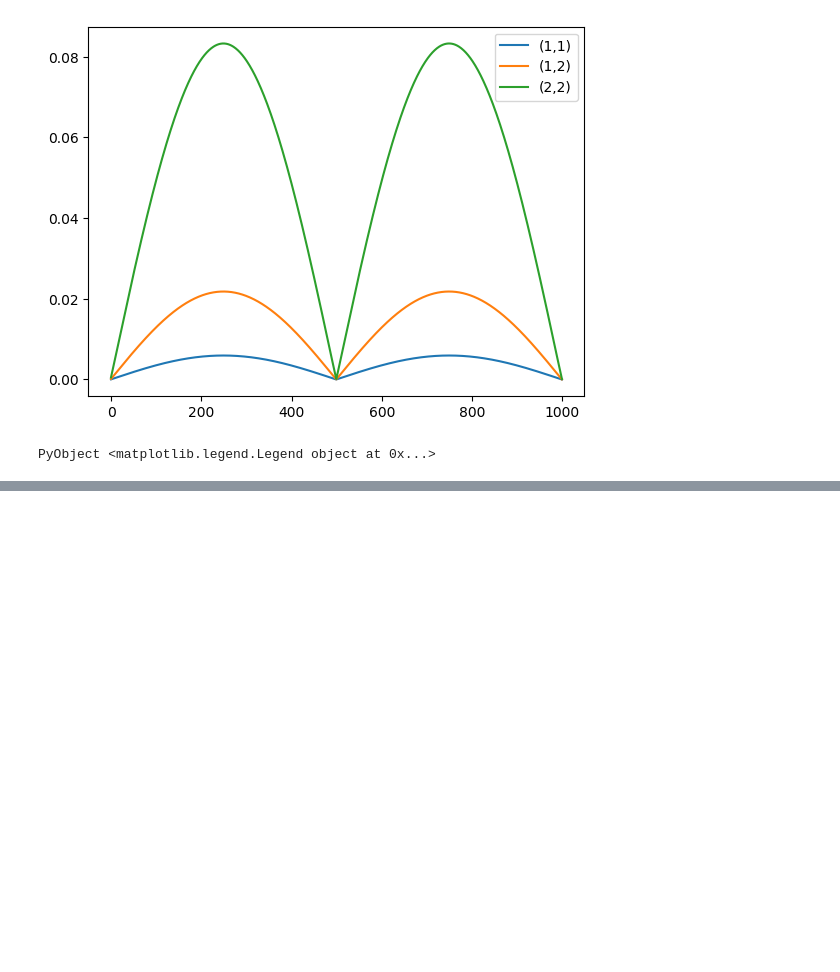
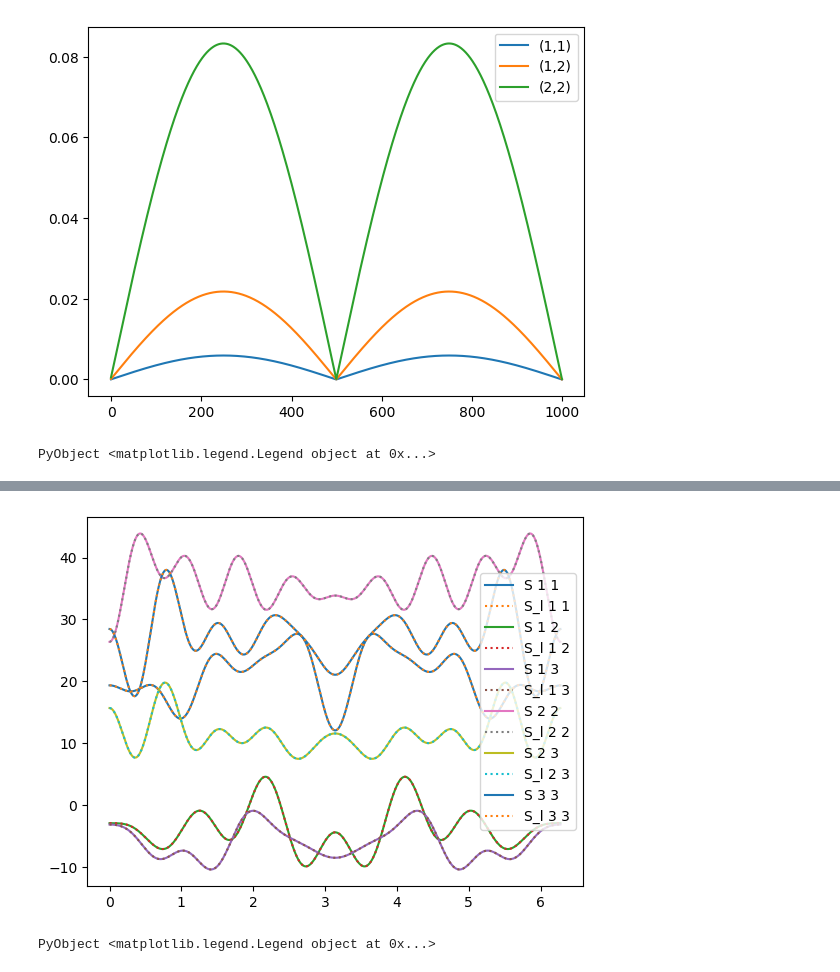
Before and after one commit to JaredMcB/DDRM, a Jupyter notebook: Tools/CKMS_filter/Basic functions.ipynb, the cells around one changed output, grey strips where cells are left out. Saved outputs shown, nothing was run; the diff lists cells and outputs as text; code cells hidden in the pictures; blank space fills up the shorter version.

```diff
--- a/Tools/CKMS_filter/Basic functions.ipynb
+++ b/Tools/CKMS_filter/Basic functions.ipynb
@@ -218,0 +251,6 @@ PyObject <matplotlib.legend.Legend object at 0x...>
+# %%
+nfft = 1000
+visual_test_ckms(P,l_num,nfft)
+# %% [output]
+[figure, added]
+PyObject <matplotlib.legend.Legend object at 0x...>
```
Also changed, not shown: parts of 17 cells of this notebook, 5 other files.
